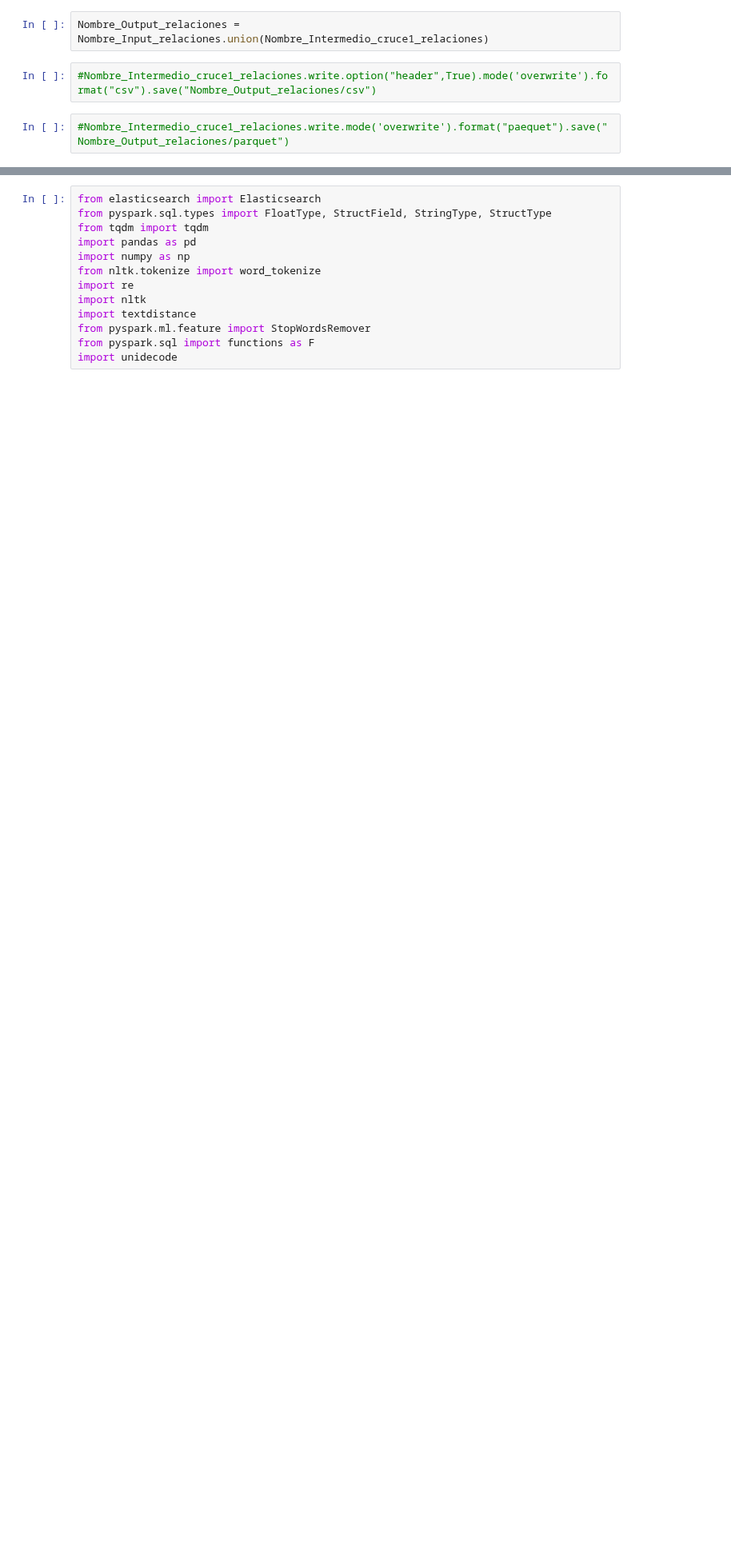
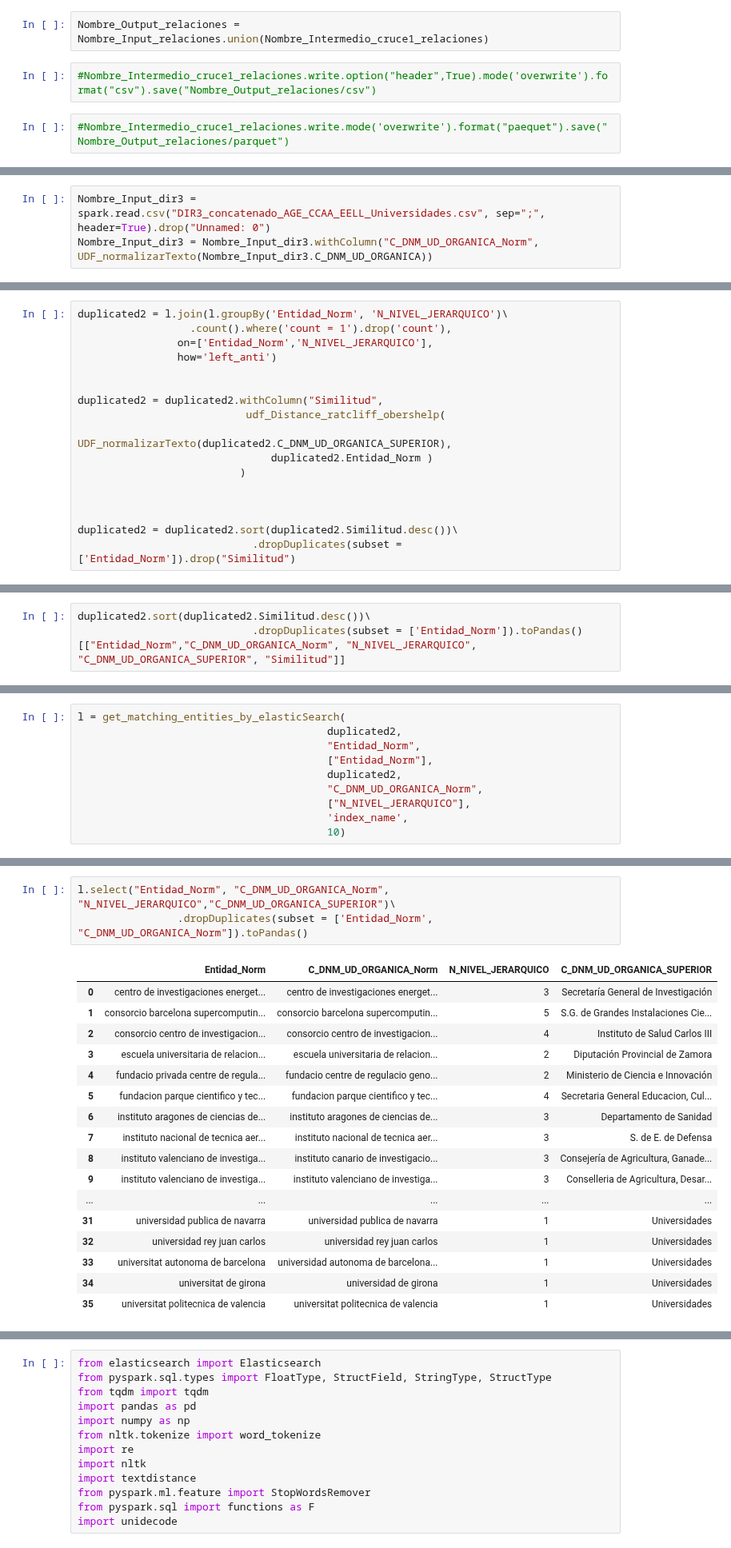
Before and after one commit to Fractal-Software-CA/AVALON, a Jupyter notebook: FuncionAzul.ipynb, the cells around one changed output, grey strips where cells are left out. Shown at 80% size. Drawn from its saved outputs; the diff is of its cells as text; blank space fills up the shorter version.

```diff
--- a/FuncionAzul.ipynb
+++ b/FuncionAzul.ipynb
@@ -267,0 +314,3 @@ result = calcular_Distance_ratcliff_obershelp_ElasticSearch_Ubicacion
+# %%
+Nombre_Input_dir3 = spark.read.csv("DIR3_concatenado_AGE_CCAA_EELL_Universidades.csv", sep=";", header=True).drop("Unnamed: 0")
+Nombre_Input_dir3 = Nombre_Input_dir3.withColumn("C_DNM_UD_ORGANICA_Norm", UDF_normalizarTexto(Nombre_Input_dir3.C_DNM_UD_ORGANICA))
@@ -267,0 +351,17 @@ result = calcular_Distance_ratcliff_obershelp_ElasticSearch_Ubicacion
+# %%
+duplicated2 = l.join(l.groupBy('Entidad_Norm', 'N_NIVEL_JERARQUICO')\
+                  .count().where('count = 1').drop('count'),
+                on=['Entidad_Norm','N_NIVEL_JERARQUICO'],
+                how='left_anti')
+
+
+duplicated2 = duplicated2.withColumn("Similitud",
+                           udf_Distance_ratcliff_obershelp(
+                               UDF_normalizarTexto(duplicated2.C_DNM_UD_ORGANICA_SUPERIOR),
+                               duplicated2.Entidad_Norm )
+                          )
+
+
+
+duplicated2 = duplicated2.sort(duplicated2.Similitud.desc())\
+                            .dropDuplicates(subset = ['Entidad_Norm']).drop("Similitud")
@@ -267,0 +571,3 @@ result = calcular_Distance_ratcliff_obershelp_ElasticSearch_Ubicacion
+# %%
+duplicated2.sort(duplicated2.Similitud.desc())\
+                            .dropDuplicates(subset = ['Entidad_Norm']).toPandas()[["Entidad_Norm","C_DNM_UD_ORGANICA_Norm", "N_NIVEL_JERARQUICO", "C_DNM_UD_ORGANICA_SUPERIOR", "Similitud"]]
@@ -267,0 +599,10 @@ result = calcular_Distance_ratcliff_obershelp_ElasticSearch_Ubicacion
+# %%
+l = get_matching_entities_by_elasticSearch(
+                                        duplicated2,
+                                        "Entidad_Norm",
+                                        ["Entidad_Norm"],
+                                        duplicated2,
+                                        "C_DNM_UD_ORGANICA_Norm",
+                                        ["N_NIVEL_JERARQUICO"],
+                                        'index_name',
+                                        10)
@@ -267,0 +660,21 @@ result = calcular_Distance_ratcliff_obershelp_ElasticSearch_Ubicacion
+# %%
+l.select("Entidad_Norm", "C_DNM_UD_ORGANICA_Norm", "N_NIVEL_JERARQUICO","C_DNM_UD_ORGANICA_SUPERIOR")\
+                .dropDuplicates(subset = ['Entidad_Norm', "C_DNM_UD_ORGANICA_Norm"]).toPandas()
+# %% [output]
+|  | Entidad_Norm | C_DNM_UD_ORGANICA_Norm | N_NIVEL_JERARQUICO | C_DNM_UD_ORGANICA_SUPERIOR |
+| 0 | centro de investigaciones energet... | centro de investigaciones energet... | 3 | Secretaría General de Investigación |
+| 1 | consorcio barcelona supercomputin... | consorcio barcelona supercomputin... | 5 | S.G. de Grandes Instalaciones Cie... |
+| 2 | consorcio centro de investigacion... | consorcio centro de investigacion... | 4 | Instituto de Salud Carlos III |
+| 3 | escuela universitaria de relacion... | escuela universitaria de relacion... | 2 | Diputación Provincial de Zamora |
+| 4 | fundacio privada centre de regula... | fundacio centre de regulacio geno... | 2 | Ministerio de Ciencia e Innovación |
+| 5 | fundacion parque cientifico y tec... | fundacion parque cientifico y tec... | 4 | Secretaria General Educacion, Cul... |
+| 6 | instituto aragones de ciencias de... | instituto aragones de ciencias de... | 3 | Departamento de Sanidad |
+| 7 | instituto nacional de tecnica aer... | instituto nacional de tecnica aer... | 3 | S. de E. de Defensa |
+| 8 | instituto valenciano de investiga... | instituto canario de investigacio... | 3 | Consejería de Agricultura, Ganade... |
+| 9 | instituto valenciano de investiga... | instituto valenciano de investiga... | 3 | Conselleria de Agricultura, Desar... |
+| ... | ... | ... | ... | ... |
+| 31 | universidad publica de navarra | universidad publica de navarra | 1 | Universidades |
+| 32 | universidad rey juan carlos | universidad rey juan carlos | 1 | Universidades |
+| 33 | universitat autonoma de barcelona | universidad autonoma de barcelona... | 1 | Universidades |
+| 34 | universitat de girona | universidad de girona | 1 | Universidades |
+| 35 | universitat politecnica de valencia | universitat politecnica de valencia | 1 | Universidades |
```
Also changed, not shown: parts of 58 cells of this notebook, 4 other files.
